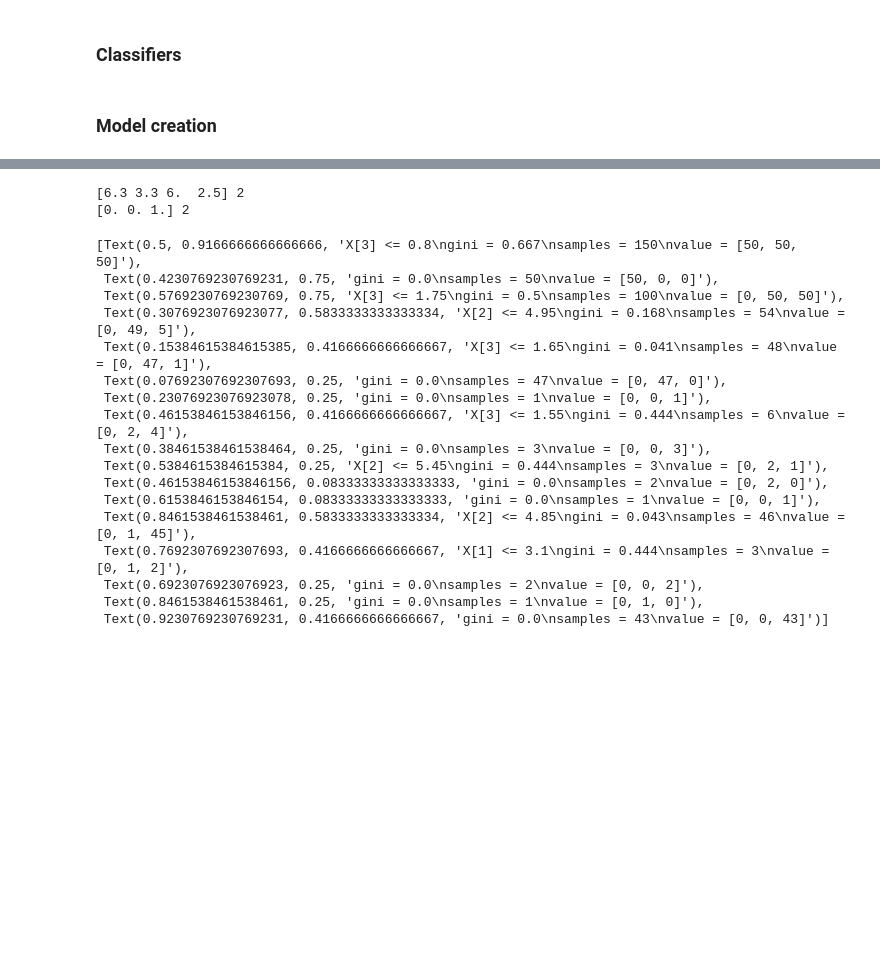
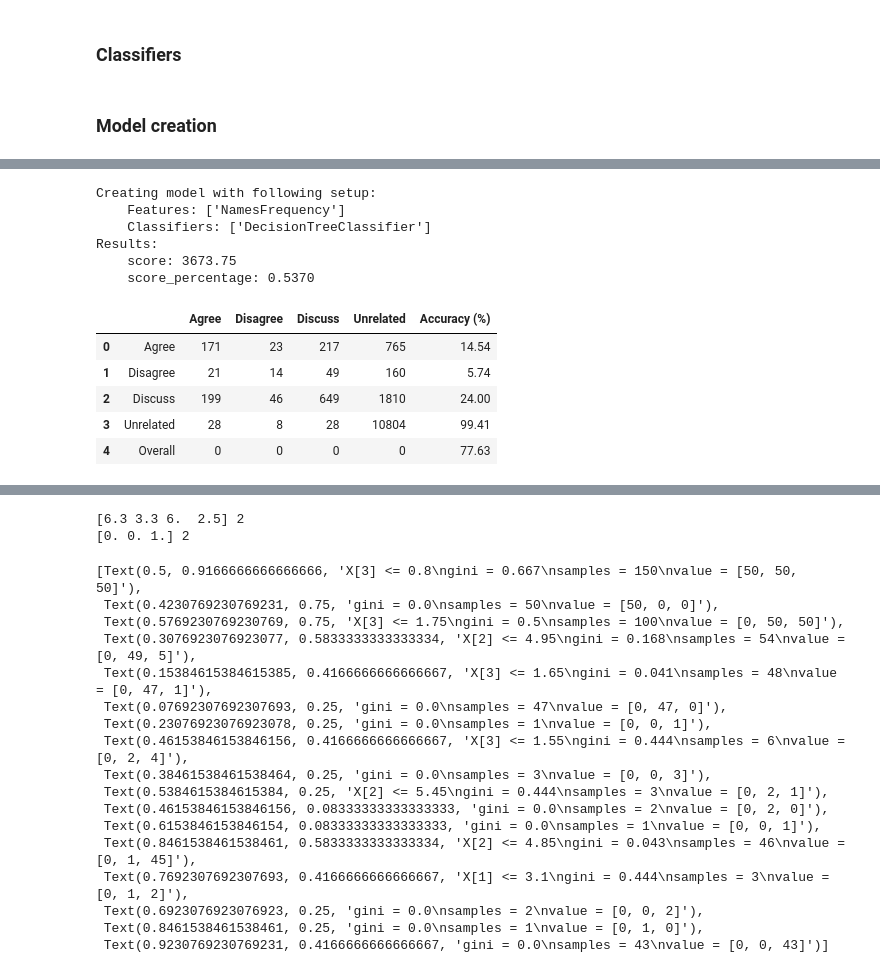
Before and after one commit to 4nds/Strojno_Ucenje_Projekt_FAIR, a Jupyter notebook: src/models.ipynb, the cells around one changed output, grey strips where cells are left out. Drawn from its saved outputs; the diff is of its cells as text; code cells hidden in the pictures; blank space fills up the shorter version.

```diff
--- a/src/models.ipynb
+++ b/src/models.ipynb
@@ -694,0 +759,22 @@ Creating model with following setup:
+# %%
+model = MachineLearningModel(fnc_data, \
+    [FEATURE_EXTRACTORS['NamesFrequency']],
+    [decision_tree_classifier])
+model.printSetup()
+model.extractFeatures()
+model.train()
+model.test()
+model.printScores()
+# %% [output]
+Creating model with following setup:
+    Features: ['NamesFrequency']
+    Classifiers: ['DecisionTreeClassifier']
+Results:
+    score: 3673.75
+    score_percentage: 0.5370
+|  |  | Agree | Disagree | Discuss | Unrelated | Accuracy (%) |
+| 0 | Agree | 171 | 23 | 217 | 765 | 14.54 |
+| 1 | Disagree | 21 | 14 | 49 | 160 | 5.74 |
+| 2 | Discuss | 199 | 46 | 649 | 1810 | 24.00 |
+| 3 | Unrelated | 28 | 8 | 28 | 10804 | 99.41 |
+| 4 | Overall | 0 | 0 | 0 | 0 | 77.63 |
```
Also changed, not shown: parts of 35 cells of this notebook.
